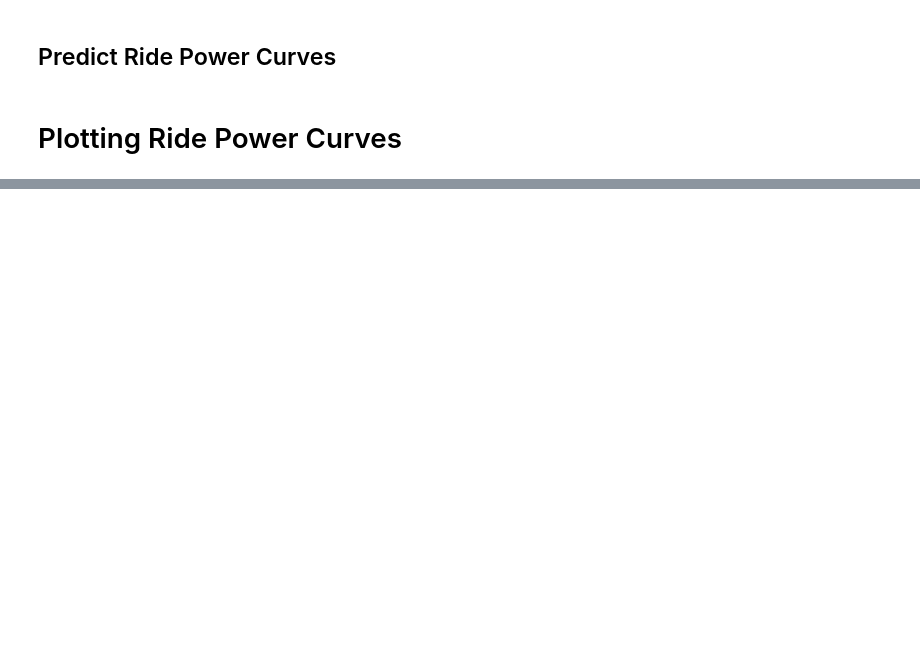
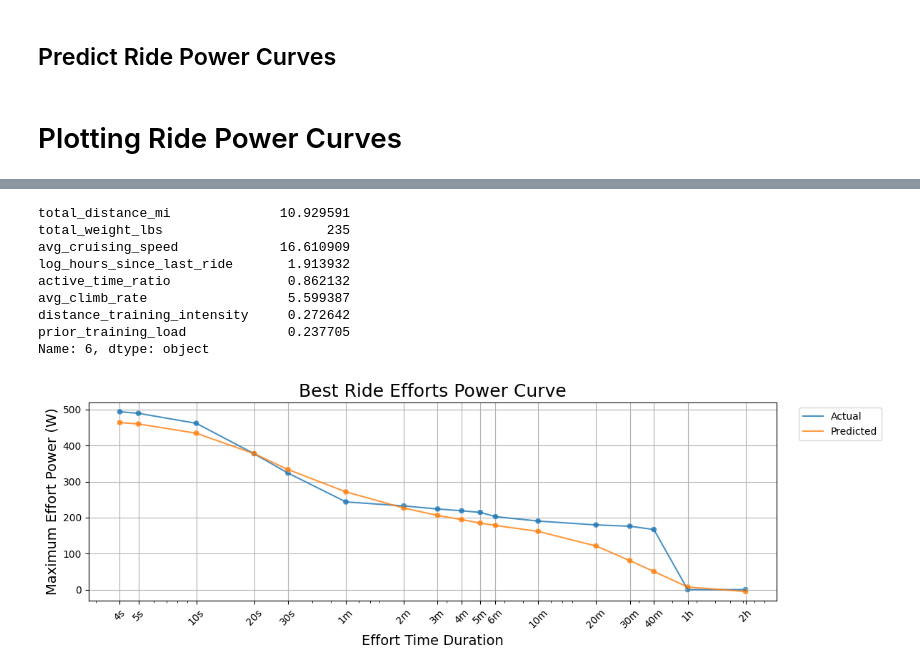
Before and after one commit to ericbauer55/bike-fitness-tracking, a Jupyter notebook: notebooks/4_Evaluation/1_error_contextualization.ipynb, the cells around one changed output, grey strips where cells are left out. Cells and saved outputs as stored; diff of their text form; code cells hidden in the pictures; blank space fills up the shorter version.

```diff
--- a/notebooks/4_Evaluation/1_error_contextualization.ipynb
+++ b/notebooks/4_Evaluation/1_error_contextualization.ipynb
@@ -185,0 +224,15 @@ plot_summary_power_curves(df_compare3, show_best_cyclist_curve=False, show_ride_
+# %%
+INDEX_K = 6
+df_compare = generate_kth_ride_comparison(df_test, df_test_prepped, INDEX_K, feature_cols, target_cols, model_RC)
+plot_summary_power_curves(df_compare, show_best_cyclist_curve=False, show_ride_id_labels=True)
+# %% [output]
+total_distance_mi              10.929591
+total_weight_lbs                     235
+avg_cruising_speed             16.610909
+log_hours_since_last_ride       1.913932
+active_time_ratio               0.862132
+avg_climb_rate                  5.599387
+distance_training_intensity     0.272642
+prior_training_load             0.237705
+Name: 6, dtype: object
+[figure, added]
```
Also changed, not shown: parts of 12 cells of this notebook.
